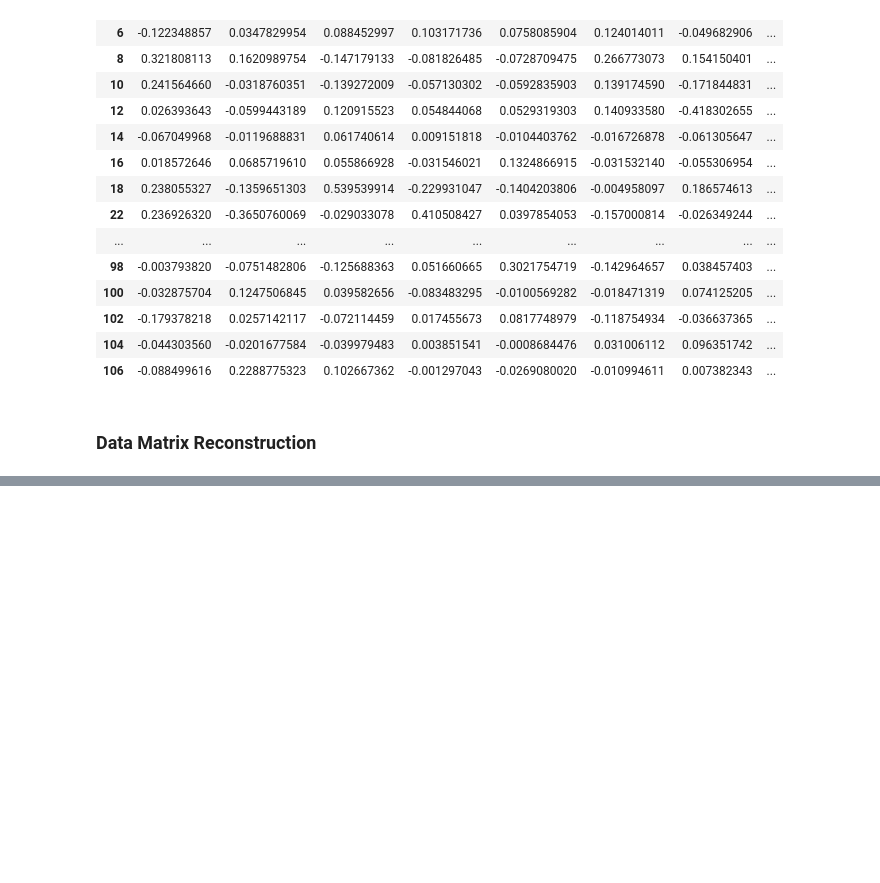
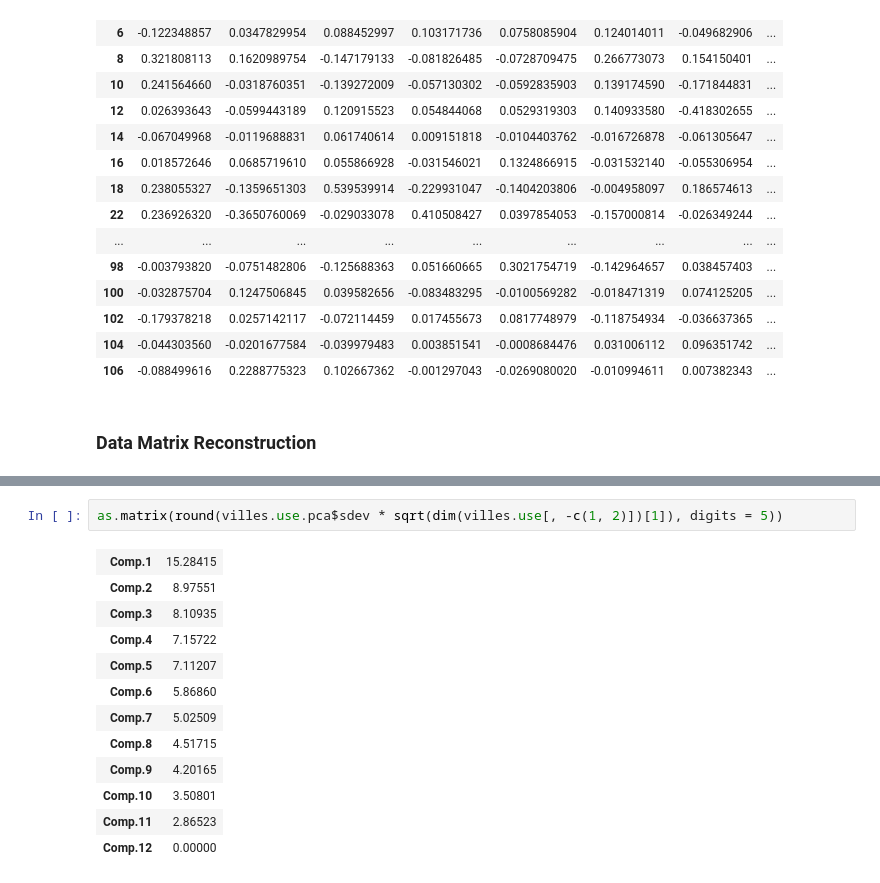
Before and after one commit to garciparedes/r-examples, a Jupyter notebook: notebooks/villes-analysis.ipynb, the cells around one changed output, grey strips where cells are left out. Saved outputs shown, nothing was run; the diff lists cells and outputs as text; blank space fills up the shorter version.

```diff
--- a/notebooks/villes-analysis.ipynb
+++ b/notebooks/villes-analysis.ipynb
@@ -276,0 +294,15 @@ villes.use.pca.loadings.columns[,1:11] %*%
+# %%
+as.matrix(round(villes.use.pca$sdev * sqrt(dim(villes.use[, -c(1, 2)])[1]), digits = 5))
+# %% [output]
+| Comp.1 | 15.28415 |
+| Comp.2 | 8.97551 |
+| Comp.3 | 8.10935 |
+| Comp.4 | 7.15722 |
+| Comp.5 | 7.11207 |
+| Comp.6 | 5.86860 |
+| Comp.7 | 5.02509 |
+| Comp.8 | 4.51715 |
+| Comp.9 | 4.20165 |
+| Comp.10 | 3.50801 |
+| Comp.11 | 2.86523 |
+| Comp.12 | 0.00000 |
```
Also changed, not shown: parts of 3 cells of this notebook.
